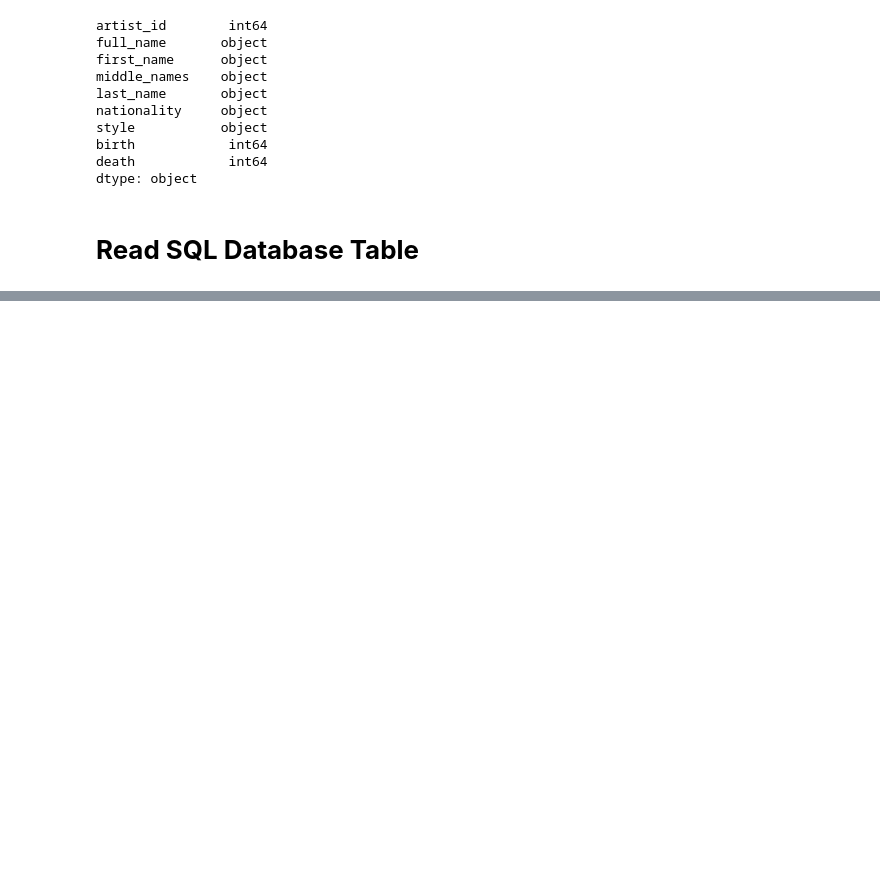
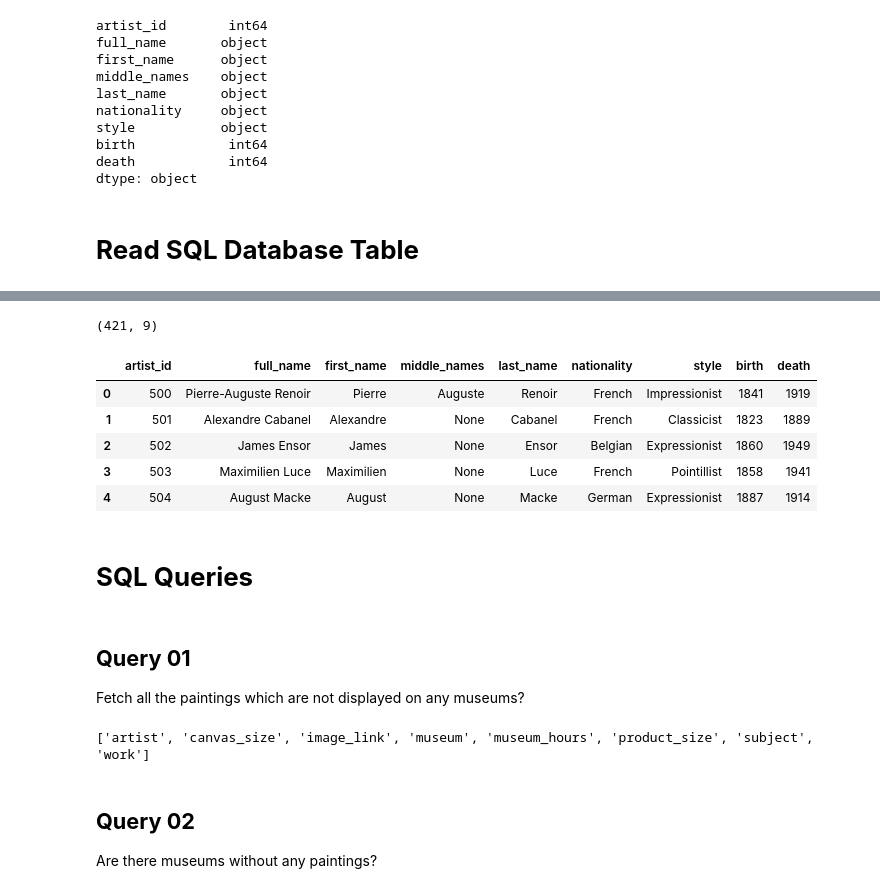
Before and after one commit to akshayyewle/Database, a Jupyter notebook: 06 Paintings Database/Python Notebook.ipynb, the cells around one changed output, grey strips where cells are left out. Drawn from its saved outputs; the diff is of its cells as text; code cells hidden in the pictures; blank space fills up the shorter version.

```diff
--- a/06 Paintings Database/Python Notebook.ipynb
+++ b/06 Paintings Database/Python Notebook.ipynb
@@ -130,0 +137,23 @@ df.head()
+# %%
+Query00 = 'SELECT * FROM artist'
+
+Query00_Output = pd.read_sql_query(Query00,Query_Engine)
+print(Query00_Output.shape)
+Query00_Output.head()
+# %% [output]
+(421, 9)
+|  | artist_id | full_name | first_name | middle_names | last_name | nationality | style | birth | death |
+| 0 | 500 | Pierre-Auguste Renoir | Pierre | Auguste | Renoir | French | Impressionist | 1841 | 1919 |
+| 1 | 501 | Alexandre Cabanel | Alexandre | None | Cabanel | French | Classicist | 1823 | 1889 |
+| 2 | 502 | James Ensor | James | None | Ensor | Belgian | Expressionist | 1860 | 1949 |
+| 3 | 503 | Maximilien Luce | Maximilien | None | Luce | French | Pointillist | 1858 | 1941 |
+| 4 | 504 | August Macke | August | None | Macke | German | Expressionist | 1887 | 1914 |
+# %% [markdown]
+# **SQL Queries**
+# %% [markdown]
+## **Query 01**
+Fetch all the paintings which are not displayed on any museums?
+# %%
+print([filename.split('.')[0] for filename in CSV_Files_List])
+# %% [output]
+['artist', 'canvas_size', 'image_link', 'museum', 'museum_hours', 'product_size', 'subject', 'work']
@@ -130,0 +166,3 @@ df.head()
+# %% [markdown]
+## **Query 02**
+Are there museums without any paintings?
```
Also changed, not shown: parts of 26 cells of this notebook, 10 other files.
